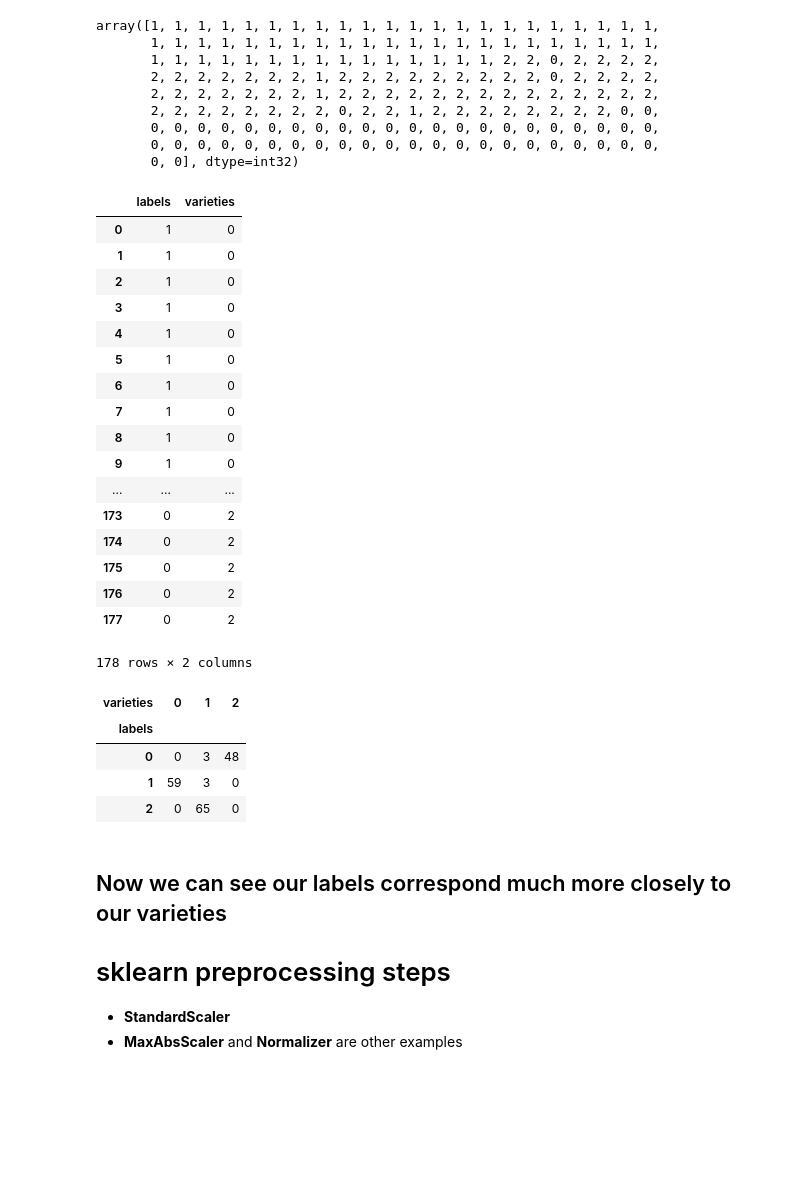
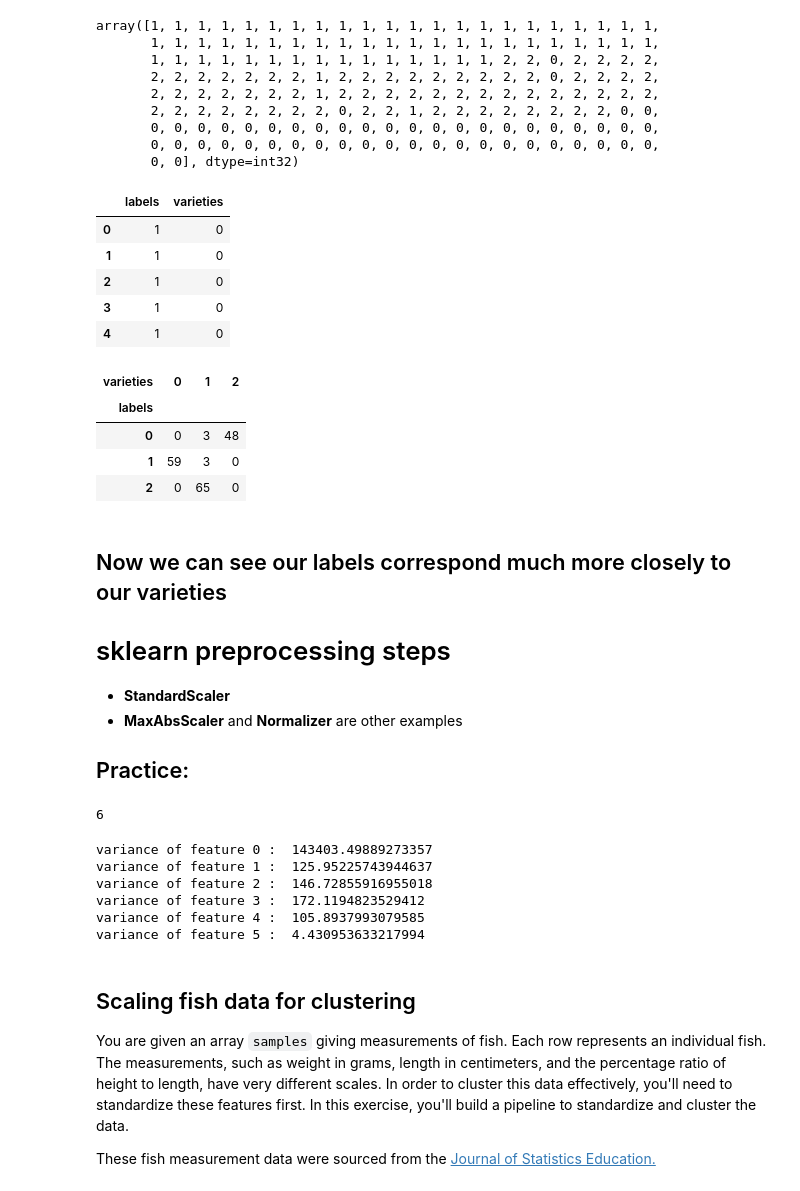
Before and after one commit to paulo-g-martinez/unsupervised-learning-in-python, a Jupyter notebook: unsupervised-learning-in-python.ipynb, the cells around one changed output. Saved outputs shown, nothing was run; the diff lists cells and outputs as text; code cells hidden in the pictures; blank space fills up the shorter version.

```diff
--- a/unsupervised-learning-in-python.ipynb
+++ b/unsupervised-learning-in-python.ipynb
@@ -1468,26 +1468,14 @@ array([1, 1, 1, 1, 1, 1, 1, 1, 1, 1, 1, 1, 1, 1, 1, 1, 1, 1, 1, 1, 1, 1,
        0, 0], dtype=int32)
 # %%
 df = pd.DataFrame({'labels': labels, 'varieties': data.target})
-df
+df.head()
 # %% [output]
 |  | labels | varieties |
 | 0 | 1 | 0 |
 | 1 | 1 | 0 |
 | 2 | 1 | 0 |
 | 3 | 1 | 0 |
 | 4 | 1 | 0 |
-| 5 | 1 | 0 |
-| 6 | 1 | 0 |
-| 7 | 1 | 0 |
-| 8 | 1 | 0 |
-| 9 | 1 | 0 |
-| ... | ... | ... |
-| 173 | 0 | 2 |
-| 174 | 0 | 2 |
-| 175 | 0 | 2 |
-| 176 | 0 | 2 |
-| 177 | 0 | 2 |
-178 rows × 2 columns
 # %%
 ct = pd.crosstab(df['labels'], df['varieties'])
 ct
@@ -1503,3 +1491,5 @@ ct
 # sklearn preprocessing steps
 - **StandardScaler**
 - **MaxAbsScaler** and **Normalizer** are other examples
+
+## Practice:
@@ -1505,0 +1668,19 @@ ct
+# %%
+len(samples[0])
+# %% [output]
+6
+# %%
+for i in range(6):
+    print('variance of feature', i, ': ', np.var(samples[:,i]))
+# %% [output]
+variance of feature 0 :  143403.49889273357
+variance of feature 1 :  125.95225743944637
+variance of feature 2 :  146.72855916955018
+variance of feature 3 :  172.1194823529412
+variance of feature 4 :  105.8937993079585
+variance of feature 5 :  4.430953633217994
+# %% [markdown]
+## Scaling fish data for clustering
+You are given an array `samples` giving measurements of fish. Each row represents an individual fish. The measurements, such as weight in grams, length in centimeters, and the percentage ratio of height to length, have very different scales. In order to cluster this data effectively, you'll need to standardize these features first. In this exercise, you'll build a pipeline to standardize and cluster the data.
+
+These fish measurement data were sourced from the [Journal of Statistics Education.](http://jse.amstat.org/jse_data_archive.htm)
```
Also changed, not shown: parts of 4 cells of this notebook.
